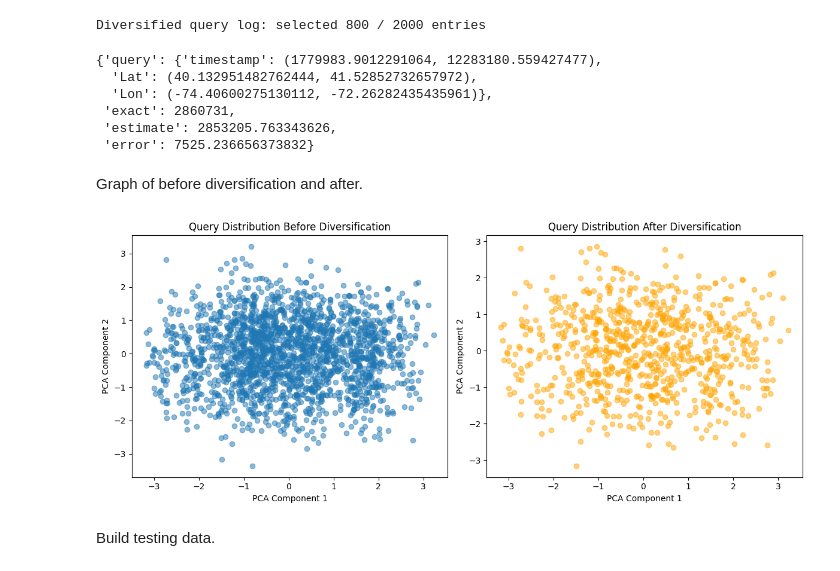
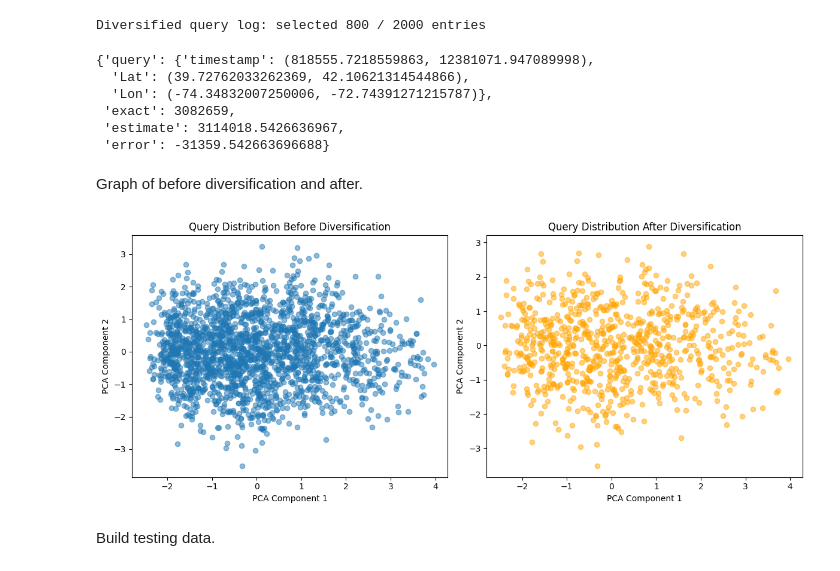
Before and after one commit to t114598020/Spatial_LAQP, a Jupyter notebook: LAQP_uber.ipynb, the cells around one changed output. Drawn from its saved outputs; the diff is of its cells as text; code cells hidden in the pictures.

```diff
--- a/LAQP_uber.ipynb
+++ b/LAQP_uber.ipynb
@@ -33,7 +33,7 @@ Dataset loaded: 4534327 rows
 ### Step2: Create a Small Offline Sample
 # %%
 # Step 2: Create Small Offline Sample
-sample_size = int(0.001 * full_data_size)  # ~5k rows
+sample_size = int(0.01 * full_data_size)  # ~5k rows
 sample = data.sample(n=sample_size, random_state=42).copy()
 print(f"Sample created: {sample.shape[0]} rows")
 print(sample.head())
@@ -95,12 +95,12 @@ Diversified query log: selected 800 / 2000 entries
 # CHeck any query in diversify query log.
 training_data_query_log[100]
 # %% [output]
-{'query': {'timestamp': (1779983.9012291064, 12283180.559427477),
-  'Lat': (40.132951482762444, 41.52852732657972),
-  'Lon': (-74.40600275130112, -72.26282435435961)},
- 'exact': 2860731,
- 'estimate': 2853205.763343626,
- 'error': 7525.236656373832}
+{'query': {'timestamp': (818555.7218559863, 12381071.947089998),
+  'Lat': (39.72762033262369, 42.10621314544866),
+  'Lon': (-74.34832007250006, -72.74391271215787)},
+ 'exact': 3082659,
+ 'estimate': 3114018.5426636967,
+ 'error': -31359.542663696688}
 # %% [markdown]
 Graph of before diversification and after.
 # %%
@@ -109,40 +109,40 @@ from sklearn.decomposition import PCA
 from sklearn.preprocessing import StandardScaler
 from visualization import extract_features
 
-scaler = StandardScaler()
+pca_scaler = StandardScaler()
 
 # Extract features for original and diversified
 original_features = extract_features(query_log, dimensions)
 diversified_features = extract_features(training_data_query_log, dimensions)
 
 # Standardize
-original_scaled = scaler.fit_transform(original_features)
-diversified_scaled = scaler.transform(diversified_features)  # Use same scaler for consistency
+original_scaled = pca_scaler.fit_transform(original_features)
+diversified_scaled = pca_scaler.transform(diversified_features)  # Use same scaler for consistency
 
 # Apply PCA to reduce to 2D
 pca = PCA(n_components=2)
 original_pca = pca.fit_transform(original_scaled)
 diversified_pca = pca.transform(diversified_scaled)  # Use same PCA
 
 # Plot side by side
 fig, axes = plt.subplots(1, 2, figsize=(12, 5))
 
 # Before diversification
 axes[0].scatter(original_pca[:, 0], original_pca[:, 1], alpha=0.5)
 axes[0].set_title('Query Distribution Before Diversification')
 axes[0].set_xlabel('PCA Component 1')
 axes[0].set_ylabel('PCA Component 2')
 
 # After diversification
 axes[1].scatter(diversified_pca[:, 0], diversified_pca[:, 1], alpha=0.5, color='orange')
 axes[1].set_title('Query Distribution After Diversification')
 axes[1].set_xlabel('PCA Component 1')
 axes[1].set_ylabel('PCA Component 2')
 
 plt.tight_layout()
 plt.show()
 # %% [output]
-[figure, old version]
+[figure, new version]
 # %% [markdown]
 Build testing data.
 # %%
```
Also changed, not shown: parts of 13 cells of this notebook, 7 other files.
